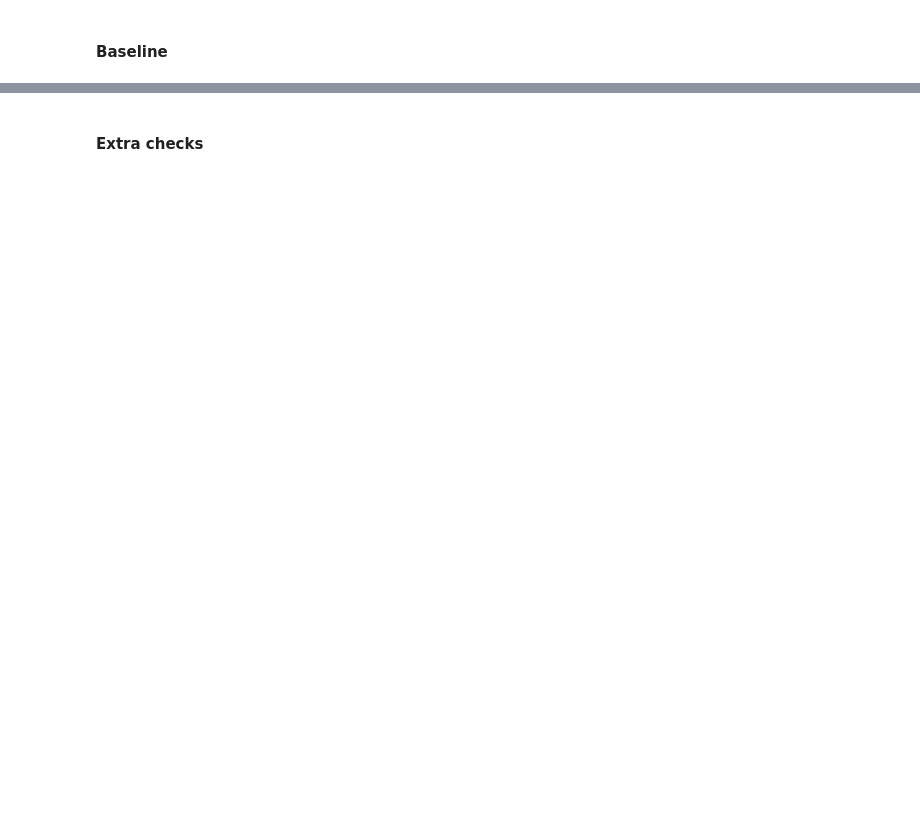
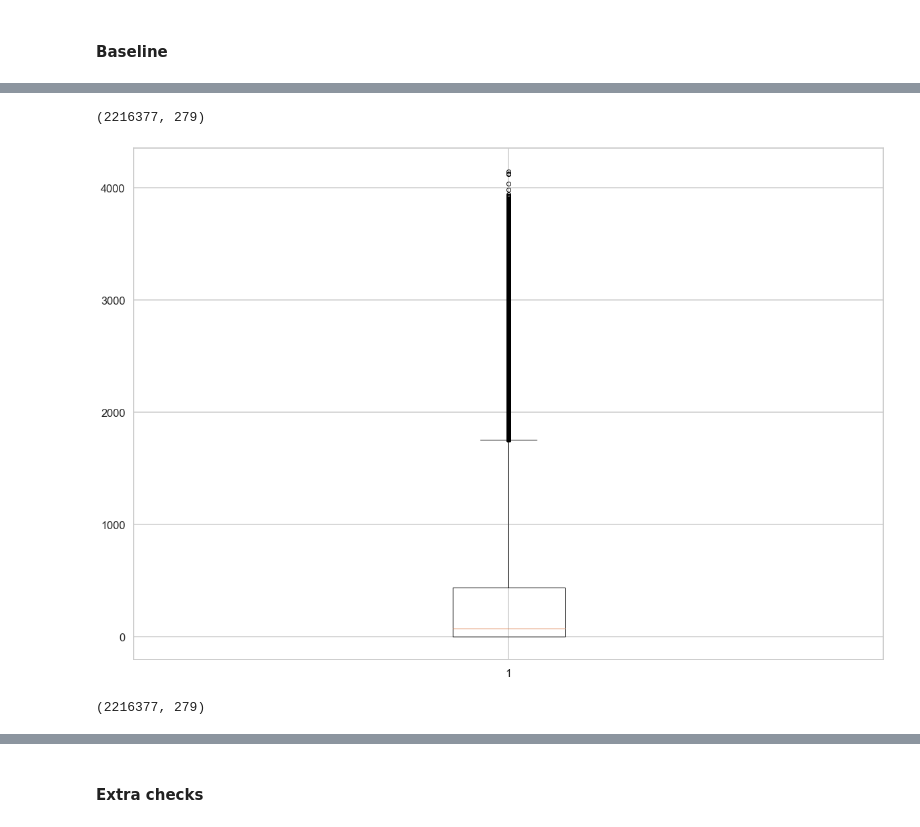
Before and after one commit to LBNL-UCB-STI/beam-core-analysis, a Jupyter notebook: Users/Nazanin/Stacked_Person_Trip_RH_Price_Outliers.ipynb, the cells around one changed output, grey strips where cells are left out. Saved outputs shown, nothing was run; the diff lists cells and outputs as text; code cells hidden in the pictures; blank space fills up the shorter version.

Commit message:
updated INEXUS plots for journal paper

```diff
--- a/Users/Nazanin/Stacked_Person_Trip_RH_Price_Outliers.ipynb
+++ b/Users/Nazanin/Stacked_Person_Trip_RH_Price_Outliers.ipynb
@@ -179,0 +198,53 @@ sfbase['c_ivt'] = np.select(conditions, choices, default=np.nan)
+# %%
+sfbase['Realized_INEXUS_in_dollar_2023'] = ((sfbase['Realized_INEXUS']/sfbase['alpha'])/100)*1.75
+# %%
+sfbase['Potential_INEXUS_in_dollar_2023'] = ((sfbase['logsum_trip_Potential_INEXUS']/sfbase['alpha'])/100)*1.75
+# %%
+from sklearn.ensemble import IsolationForest
+# Select the columns you want to use for outlier detection
+X = sfbase[['Potential_INEXUS_in_dollar_2023', 'Realized_INEXUS_in_dollar_2023']].values
+
+# Define the Isolation Forest model
+isof = IsolationForest(n_estimators=100, contamination=0.1, random_state=42)
+
+# Fit the model to the data
+isof.fit(X)
+
+# Use the model to predict the outliers
+y_pred = isof.predict(X)
+
+# Add the outlier predictions to the DataFrame
+sfbase['is_outlier'] = y_pred
+
+# Remove the outliers from the DataFrame
+sfbase_clean_ml = sfbase[sfbase['is_outlier'] == 1]
+# %%
+from sklearn.ensemble import IsolationForest
+# Select the columns you want to use for outlier detection
+X = sfbase[['Potential_INEXUS_in_dollar_2023', 'Realized_INEXUS_in_dollar_2023', 'duration_walking']].values
+
+# Define the Isolation Forest model
+isof = IsolationForest(n_estimators=100, contamination=0.1, random_state=42)
+
+# Fit the model to the data
+isof.fit(X)
+
+# Use the model to predict the outliers
+y_pred = isof.predict(X)
+
+# Add the outlier predictions to the DataFrame
+sfbase['is_outlier'] = y_pred
+
+# Remove the outliers from the DataFrame
+sfbase_clean_ml_walk = sfbase[sfbase['is_outlier'] == 1]
+# %% [output]
+(2216377, 279)
+# %%
+plt.boxplot(sfbase_clean_ml_walk['duration_walking'], whis=3)
+plt.show()
+# %% [output]
+[figure, added]
+# %%
+sfbase_clean_ml.shape
+# %% [output]
+(2216377, 279)
```
Also changed, not shown: parts of 246 cells of this notebook, 15 other files.
